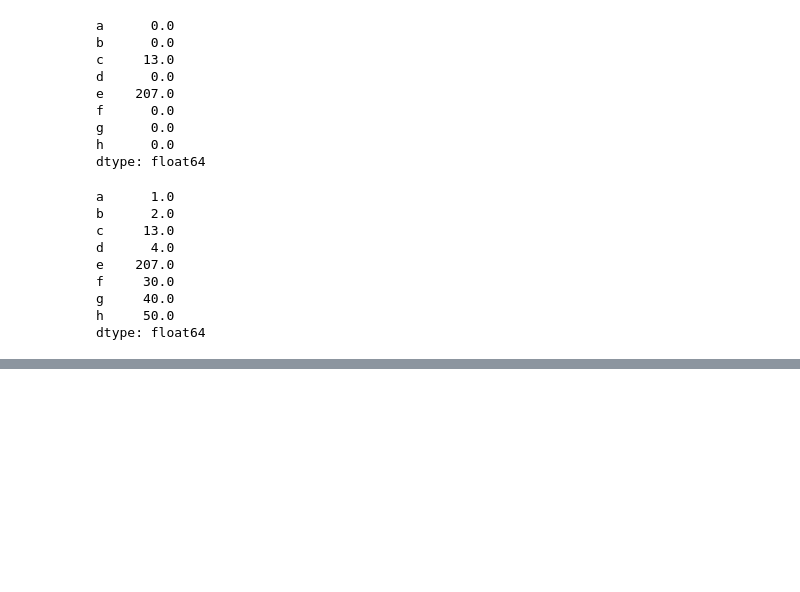
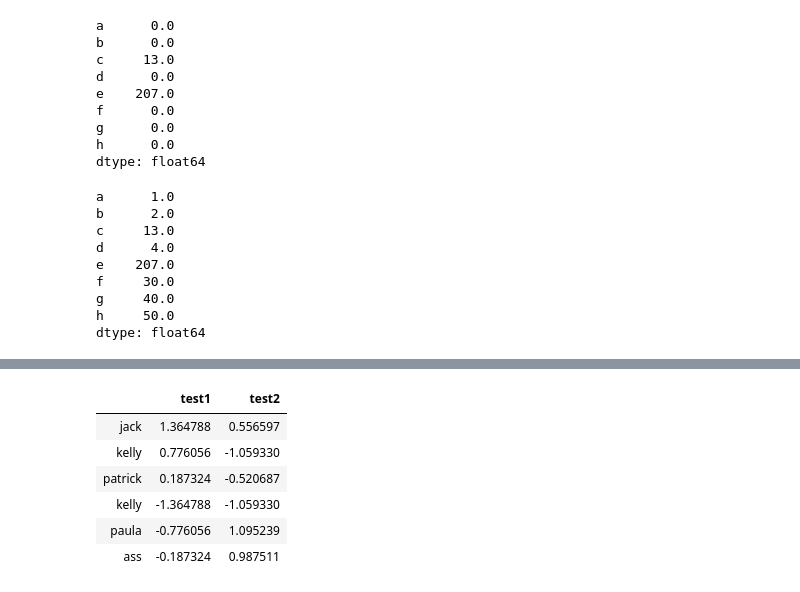
Before and after one commit to Santosh-QC/Data-Science, a Jupyter notebook: data manipulation.ipynb, the cells around one changed output, grey strips where cells are left out. Cells and saved outputs as stored; diff of their text form; code cells hidden in the pictures; blank space fills up the shorter version.

```diff
--- a/data manipulation.ipynb
+++ b/data manipulation.ipynb
@@ -236,0 +276,5 @@ dtype: float64
+# %%
+#data ops with statistical functions
+
+df_test_scores = pd.DataFrame({'test1': [95,84,73,44,55,66], 'test2': [80,50,60,50,90,88]}, index=['jack', 'kelly', 'patrick', 'kelly', 'paula', 'ass'])
+df_test_scores.max()
@@ -236,0 +324,5 @@ dtype: float64
+# %%
+#data standarization
+
+def standarisation(data):
+    return (data-data.mean())/data.std()
@@ -236,0 +339,13 @@ dtype: float64
+# %%
+def standardised_scores(datafrm):
+    return datafrm.apply(standarisation)
+
+standardised_scores(df_test_scores)
+# %% [output]
+|  | test1 | test2 |
+| jack | 1.364788 | 0.556597 |
+| kelly | 0.776056 | -1.059330 |
+| patrick | 0.187324 | -0.520687 |
+| kelly | -1.364788 | -1.059330 |
+| paula | -0.776056 | 1.095239 |
+| ass | -0.187324 | 0.987511 |
```
Also changed, not shown: parts of 18 cells of this notebook.
